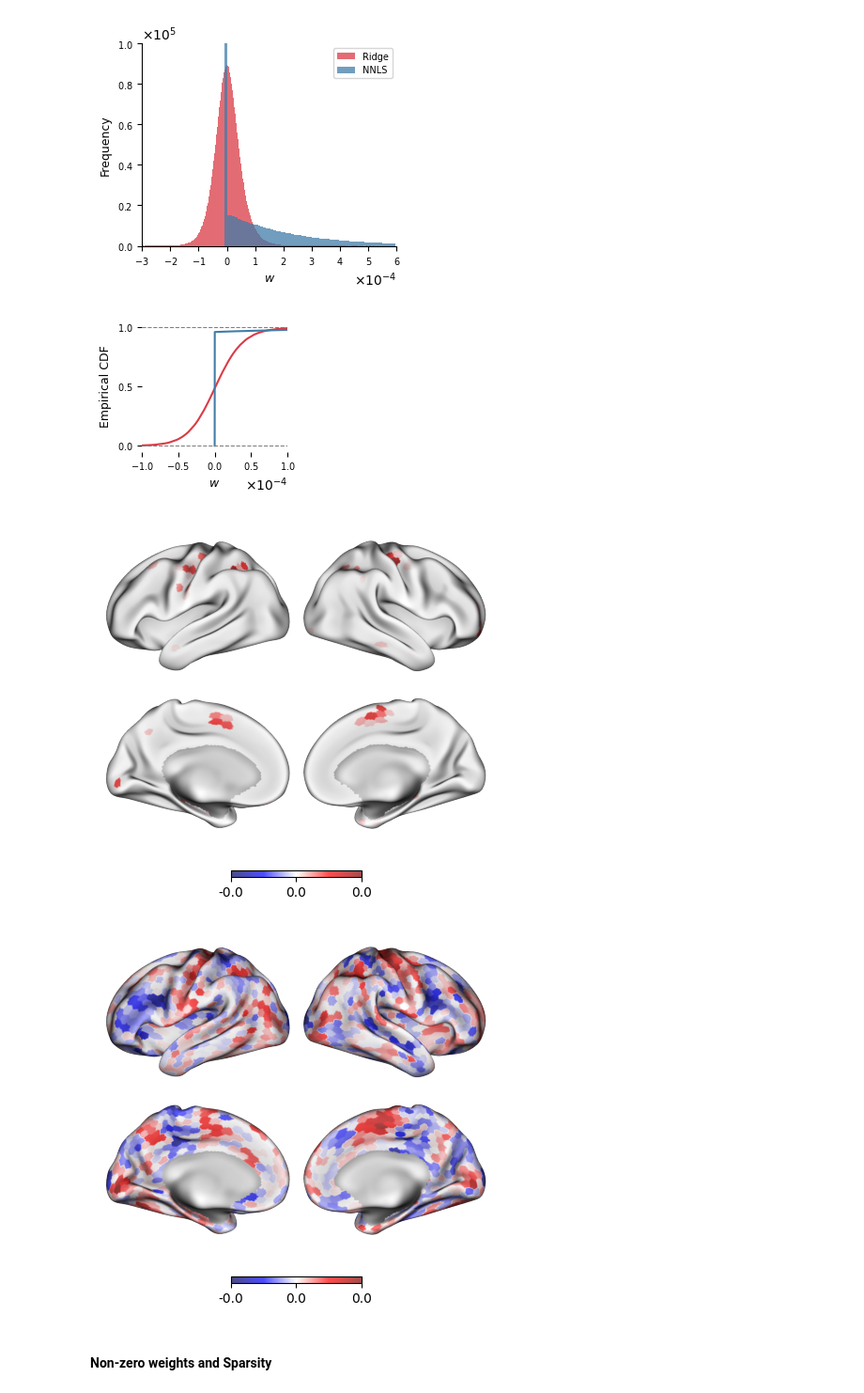
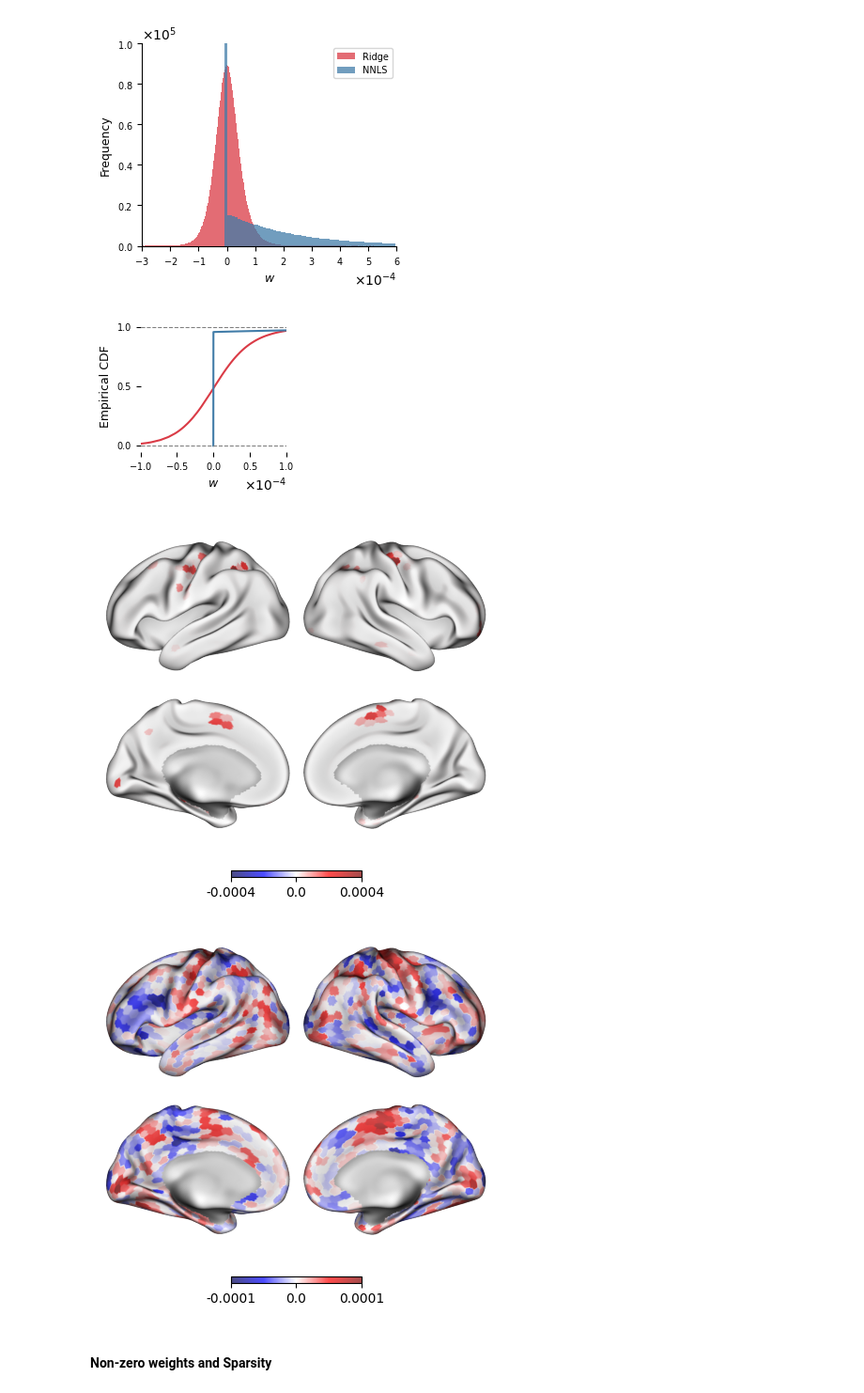
Before and after one commit to DiedrichsenLab/cortico_cereb_connectivity, a Jupyter notebook: notebooks/10. Paper_figures/figure02.ipynb, the cells around one changed output. Shown at 94% size. Drawn from its saved outputs; the diff is of its cells as text; code cells hidden in the pictures.

Commit message:
cbar fixed

```diff
--- a/notebooks/10. Paper_figures/figure02.ipynb
+++ b/notebooks/10. Paper_figures/figure02.ipynb
@@ -34,7 +34,7 @@ def cdf_curve(w):
 x_r, y_r = cdf_curve(w_ridge)
 x_n, y_n = cdf_curve(w_nnls)
 # %%
-save_plots = True
+save_plots = False
 # %%
 plt.figure(figsize=(3.5, 2.8))
 ax = plt.gca()
@@ -85,9 +85,9 @@ ax.tick_params(labelsize=7)
 if save_plots:
     plt.savefig(gl.fig_dir + "/fig02_a2.pdf", bbox_inches="tight", dpi=300)
 # %% [output]
-[figure, old version]
+[figure, new version]
 # %%
-rnd_vox = np.random.randint(0, w_nnls.shape[0], 1) #2320
+rnd_vox = np.array([2320])#np.random.randint(0, w_nnls.shape[0], 1) #2320
 
 w_vox_nnls = w_nnls[rnd_vox, :].copy()
 w_vox_ridge = w_ridge[rnd_vox, :].copy()
@@ -97,12 +97,13 @@ cifti_nnls = cio.model_to_cifti(w_vox_nnls, src_roi=label_fs)
 cifti_ridge = cio.model_to_cifti(w_vox_ridge, src_roi=label_fs)
 # %%
 for cifti_img, name in zip([cifti_nnls, cifti_ridge], ['nnls', 'ridge']):
-    plu.plot_cortex_map(cifti_img, cmap='seismic', cscale='sym', alpha=0.7, zero_transparent=False)
+    plu.plot_cortex_map(cifti_img, cmap='seismic', cscale='sym', cbar_decimals=4,
+                        alpha=0.7, zero_transparent=False)
     if save_plots:
         plt.savefig(gl.fig_dir + f"/fig02_a{name}.pdf", bbox_inches="tight", dpi=300)
 # %% [output]
-[figure, old version]
+[figure, new version]
-[figure, old version]
+[figure, new version]
 # %% [markdown]
 #### Non-zero weights and Sparsity
 # %%
```
Also changed, not shown: 1 other file.
